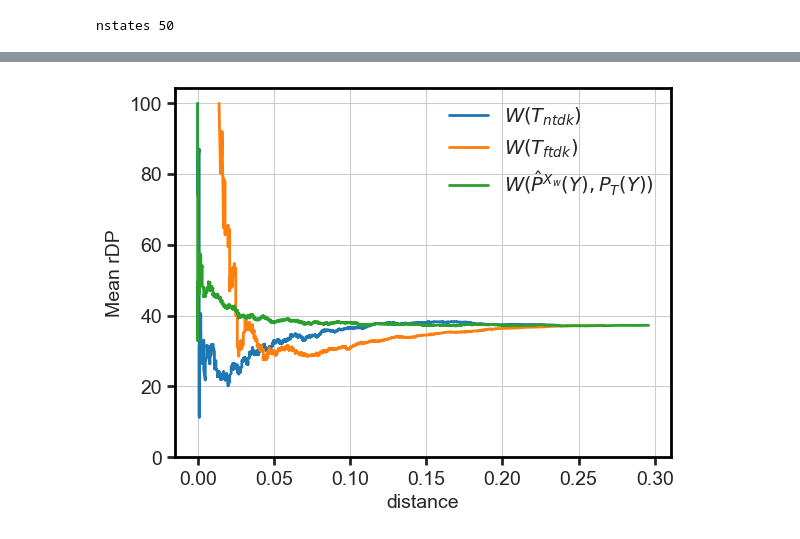
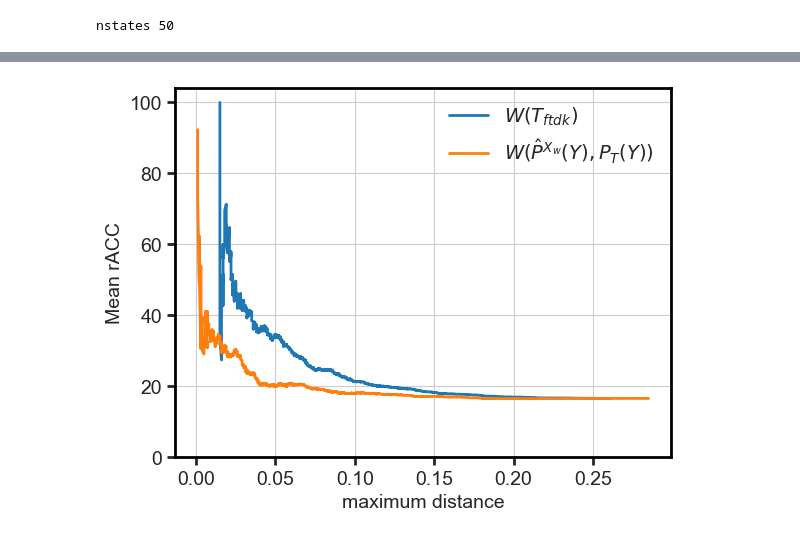
Before and after one commit to ks555/domain-adaptive-trees, a Jupyter notebook: notesSR/results.ipynb, the cells around one changed output, grey strips where cells are left out. Cells and saved outputs as stored; diff of their text form; code cells hidden in the pictures.

```diff
--- a/notesSR/results.ipynb
+++ b/notesSR/results.ipynb
@@ -33,12 +34,15 @@ plt.rc('ps', fonttype=42)
 # %%
 ### parameters
 subset_string = 'subset1'
-met = 'dp' # 'acc' 'dp' 'eqacc'
 subset = utils.get_subset(subset_string)
 # remove PR from states
 states = sorted(list(set(utils.states)-{'PR'}))
 nstates = len(states)
 print('nstates', nstates)
 state2pos = {s:i for i, s in enumerate(states)}
+# load distances (see calculate_distances.ipynb)
+dists = pickle.load( open("results/distances.pkl", "rb" ) )
+# restrict to subset and states
+dists = { k:{att:d for att, d in v.items() if att in subset} for k, v in dists.items() if k[0] in states and k[1] in states}
 # %% [output]
 nstates 50
@@ -207,0 +294,12 @@ plt.show()
+# %%
+%%time
+acc_agg = calc_agg(results=acc_res8, df=acc_alpha0)
+acc_agg1 = calc_agg(results=acc_res1, df=acc_alpha0_1)
+acc_agg2 = calc_agg(results=acc_res2, df=acc_alpha0_2)
+#acc_agg3 = calc_agg(results=acc_res3, df=acc_alpha0_3)
+dp_agg = calc_agg(results=dp_res8, df=dp_alpha0)
+dp_agg1 = calc_agg(results=dp_res1, df=dp_alpha0_1)
+dp_agg2 = calc_agg(results=dp_res2, df=dp_alpha0_2)
+eop_agg = calc_agg(results=eop_res8, df=eop_alpha0)
+eop_agg1 = calc_agg(results=eop_res1, df=eop_alpha0_1)
+eop_agg2 = calc_agg(results=eop_res2, df=eop_alpha0_2)
@@ -242,28 +380,46 @@ Ttest_1sampResult(statistic=10.035332975066892, pvalue=7.0972994048069295e-22)
 # %%
-label = "Mean rACC" if met=='acc' else "Mean rDP"
+def plot_rel_p(xs, cs1, ys, cs2, ds, cs3, es=None, cs4=None, fname='unknown', xlabel='maximum distance', ylabel="Mean rACC",
+               label1='$W(T_{ntdk})$', label2='$W(T_{ftdk})$', label3='$W( \hat{P}^{X_w}(Y), P_T(Y) )$',
+               label4='unknown', thr=0.03):
+    if xs is not None:
+        sortby = np.round(xs, 3)
+        pos = np.argsort(sortby)
+        ns = range(1, 1+len(pos))
+        posf = np.cumsum(cs1[pos])/ns
+        plt.plot(sortby[pos], posf, label=label1)
+        print(ylabel, 'at', label1, '<=', thr, posf[sum(sortby<=thr)])
 
-sortby = np.round(tree_w_cond_dist_no_corr, 3)
-pos = np.argsort(sortby)
-ns = range(1, 1+len(pos))
-posf = np.cumsum(cs[pos])/ns
-plt.plot(sortby[pos], posf, label='$W(T_{ntdk})$')
+    if ys is not None:
+        sortby = np.round(ys, 3)
+        pos = np.argsort(sortby)
+        ns = range(1, 1+len(pos))
+        posf = np.cumsum(cs2[pos])/ns
+        plt.plot(sortby[pos], posf, label=label2)
+        print(ylabel, 'at', label2, '<=', thr, posf[sum(sortby<=thr)])
 
-sortby = np.round(tree_w_cond_dist_alpha_0, 3)
-pos = np.argsort(sortby)
-ns = range(1, 1+len(pos))
-posf = np.cumsum(cs[pos])/ns
-plt.plot(sortby[pos], posf, label='$W(T_{ftdk})$')
+    if ds is not None:
+        sortby = np.round(ds, 3)
+        pos = np.argsort(sortby)
+        ns = range(1, 1+len(pos))
+        posf = np.cumsum(cs3[pos])/ns
+        plt.plot(sortby[pos], posf, label=label3)
+        print(ylabel, 'at', label3, '<=', thr, posf[sum(sortby<=thr)])
 
-sortby = np.round(min_d_y_cond, 3)
-pos = np.argsort(sortby)
-ns = range(1, 1+len(pos))
-posf = np.cumsum(cs[pos])/ns
-plt.plot(sortby[pos], posf, label='$W( \hat{P}^{X_w}(Y), P_T(Y) )$')
+    if es is not None:
+        sortby = np.round(es, 3)
+        pos = np.argsort(sortby)
+        ns = range(1, 1+len(pos))
+        posf = np.cumsum(cs4[pos])/ns
+        plt.plot(sortby[pos], posf, label=label4)
+        print(ylabel, 'at', label4, '<=', thr, posf[sum(sortby<=thr)])
 
-plt.xlabel('distance')
-plt.ylabel(label)
-plt.legend(loc='upper right')
-plt.ylim(0)
-plt.savefig('fig4'+met+'.png', bbox_inches='tight', dpi=400)
-plt.show()
+    plt.xlabel(xlabel)
+    plt.ylabel(ylabel)
+    plt.legend(loc='upper right')
+    plt.ylim(0)
+    plt.savefig('fig4'+fname+'.png', bbox_inches='tight', dpi=400)
+    plt.show()
+
+#plot_rel_p(acc_xs, acc_cs, acc_ys, acc_cs, acc_ds, acc_cs, fname="racc")
+plot_rel_p(None, None, acc_ys, acc_cs, acc_ds, acc_cs, fname="racc")
 # %% [output]
@@ -270 +428 @@ plt.show()
-[figure, old version]
+[figure, new version]
```
Also changed, not shown: parts of 34 cells of this notebook, 8 other files.
